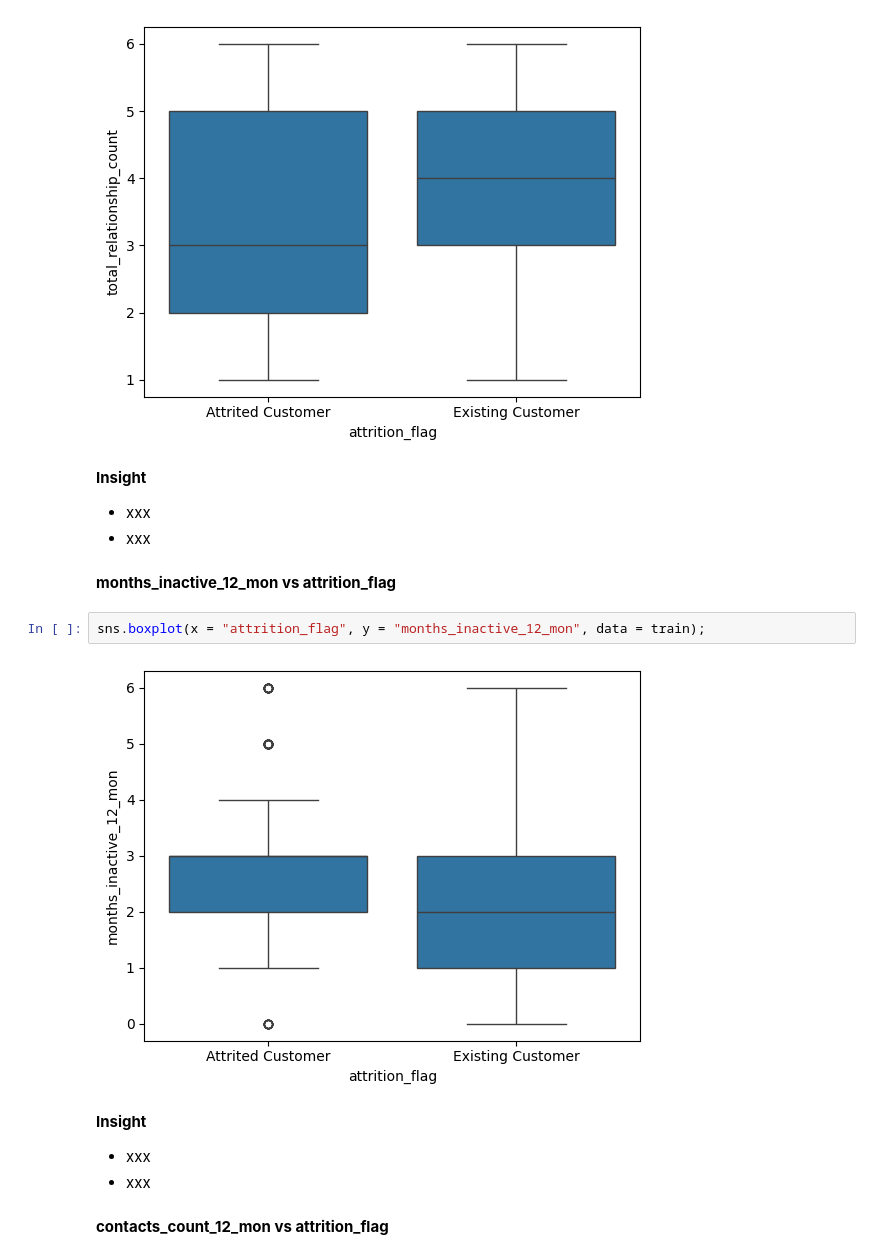
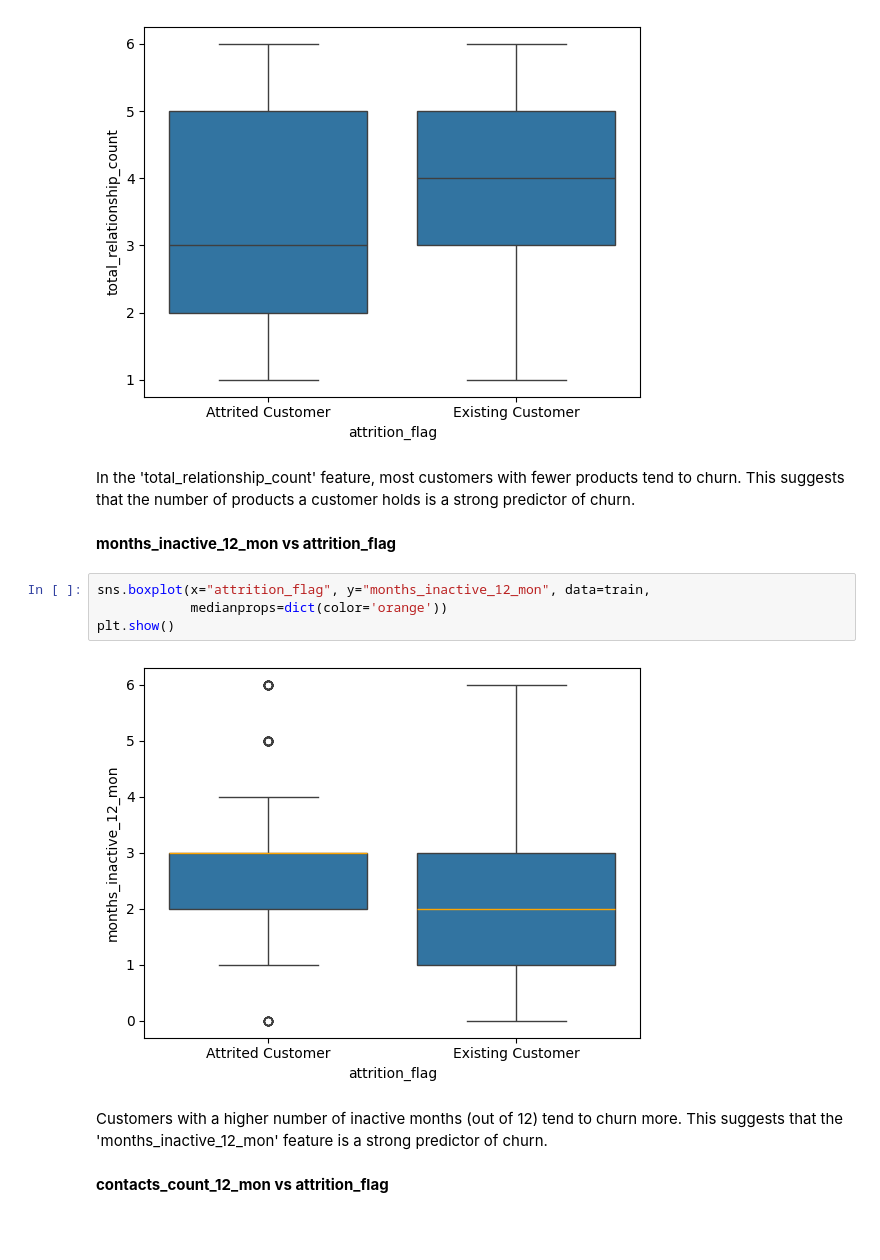
Before and after one commit to jihadakbr/churn-analysis, a Jupyter notebook: churn_analysis_feature_importance.ipynb, the cells around one changed output. Drawn from its saved outputs; the diff is of its cells as text; blank space fills up the shorter version.

```diff
--- a/churn_analysis_feature_importance.ipynb
+++ b/churn_analysis_feature_importance.ipynb
@@ -809,20 +801,18 @@ sns.boxplot(x = "attrition_flag", y = "months_on_book", data = train);
 sns.boxplot(x = "attrition_flag", y = "total_relationship_count", data = train);
 # %% [output]
 [figure]
-# %% [markdown]
-**Insight**
-- xxx
-- xxx
+# %% [markdown]
+In the 'total_relationship_count' feature, most customers with fewer products tend to churn. This suggests that the number of products a customer holds is a strong predictor of churn.
 # %% [markdown]
 **months_inactive_12_mon vs attrition_flag**
 # %%
-sns.boxplot(x = "attrition_flag", y = "months_inactive_12_mon", data = train);
+sns.boxplot(x="attrition_flag", y="months_inactive_12_mon", data=train,
+            medianprops=dict(color='orange'))
+plt.show()
 # %% [output]
-[figure, old version]
+[figure, new version]
-# %% [markdown]
-**Insight**
-- xxx
-- xxx
+# %% [markdown]
+Customers with a higher number of inactive months (out of 12) tend to churn more. This suggests that the 'months_inactive_12_mon' feature is a strong predictor of churn.
 # %% [markdown]
 **contacts_count_12_mon vs attrition_flag**
 # %%
```
Also changed, not shown: parts of 82 cells of this notebook.
